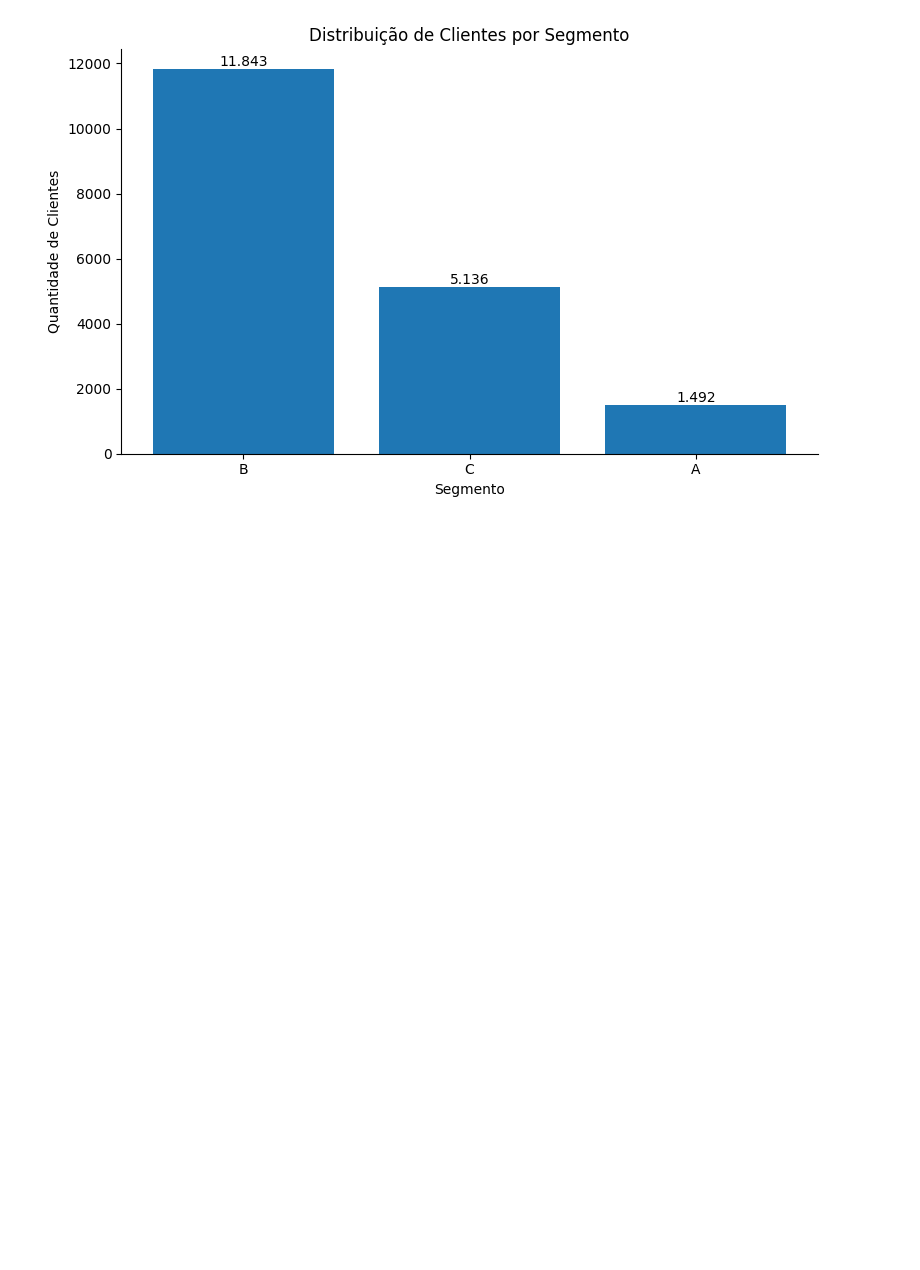
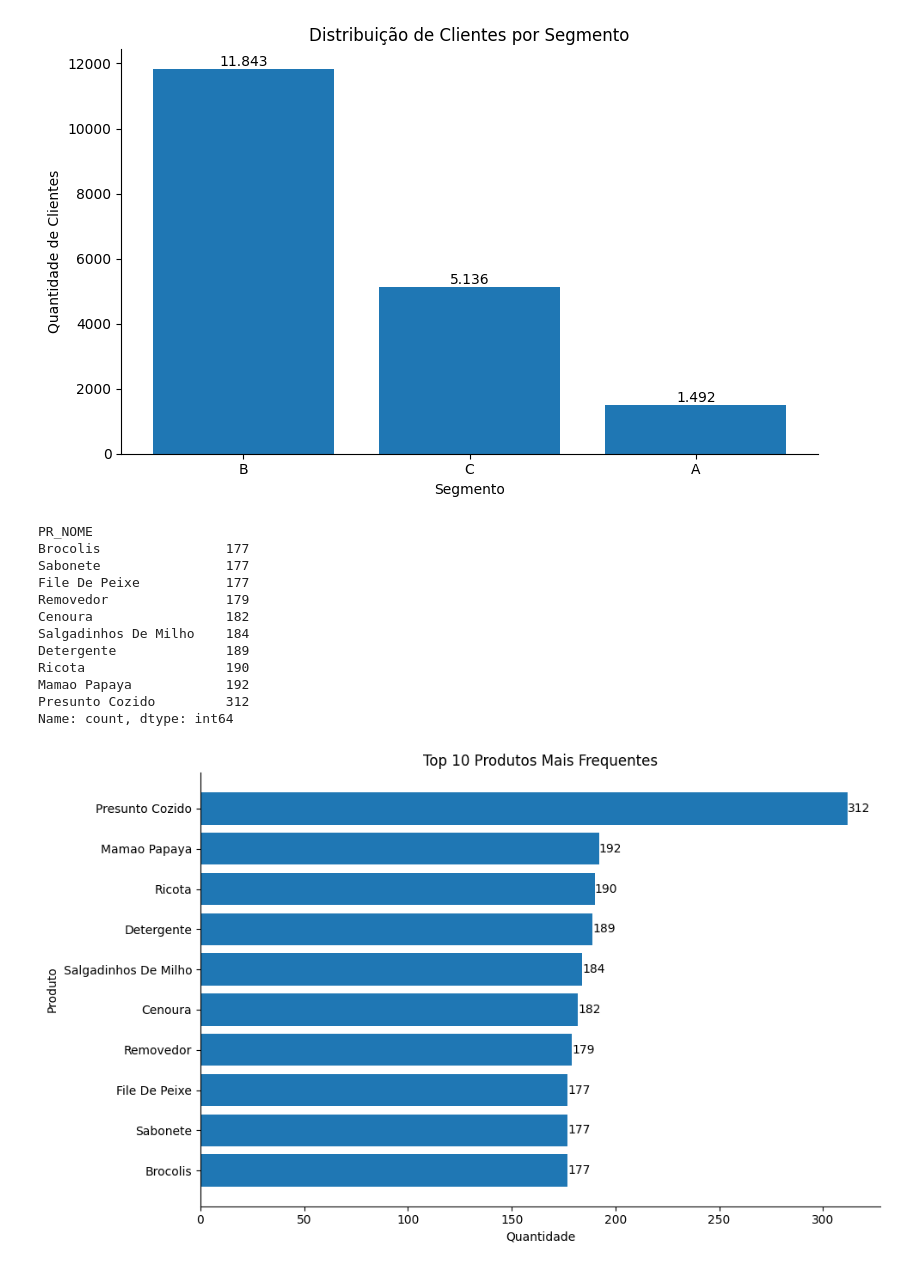
Before and after one commit to zurcx/modulo1_mini_projeto_avaliativo, a Jupyter notebook: notebooks/Notebook_02_Exercicios.ipynb, the cells around one changed output. Cells and saved outputs as stored; diff of their text form; code cells hidden in the pictures; blank space fills up the shorter version.

Commit message:
feat: desenvolvimento dos graficos

```diff
--- a/notebooks/Notebook_02_Exercicios.ipynb
+++ b/notebooks/Notebook_02_Exercicios.ipynb
@@ -186,3 +186,65 @@ plt.savefig(
 plt.show()
 # %% [output]
 [figure]
+# %%
+top_produtos = (
+    df["PR_NOME"]
+    .value_counts()
+    .head(10)
+    .sort_values()
+)
+
+print(top_produtos)
+
+import matplotlib.pyplot as plt
+
+fig, ax = plt.subplots(figsize=(10, 6))
+
+barras = ax.barh(
+    top_produtos.index,
+    top_produtos.values
+)
+
+# Remover bordas
+ax.spines["top"].set_visible(False)
+ax.spines["right"].set_visible(False)
+
+# Adicionar valores
+for barra in barras:
+    largura = barra.get_width()
+
+    ax.text(
+        largura,
+        barra.get_y() + barra.get_height()/2,
+        f"{int(largura):,}".replace(",", "."),
+        va="center",
+        ha="left"
+    )
+
+ax.set_title("Top 10 Produtos Mais Frequentes")
+ax.set_xlabel("Quantidade")
+ax.set_ylabel("Produto")
+
+plt.tight_layout()
+
+plt.savefig(
+    OUTPUT_DIR / "grafico_top10_produtos.png",
+    dpi=300,
+    bbox_inches="tight"
+)
+
+plt.show()
+# %% [output]
+PR_NOME
+Brocolis                177
+Sabonete                177
+File De Peixe           177
+Removedor               179
+Cenoura                 182
+Salgadinhos De Milho    184
+Detergente              189
+Ricota                  190
+Mamao Papaya            192
+Presunto Cozido         312
+Name: count, dtype: int64
+[figure, added]
```
Also changed, not shown: parts of 1 cell of this notebook, 2 other files.
